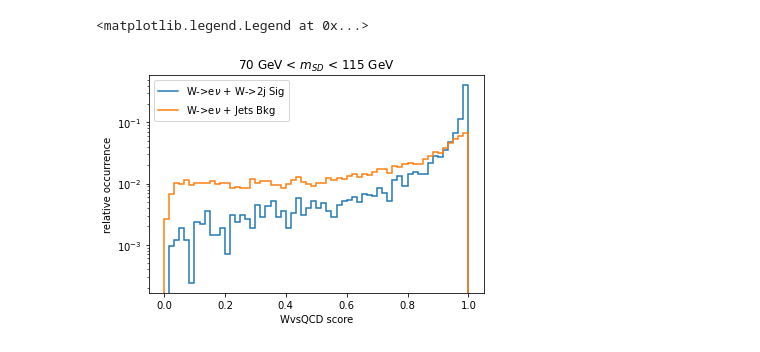
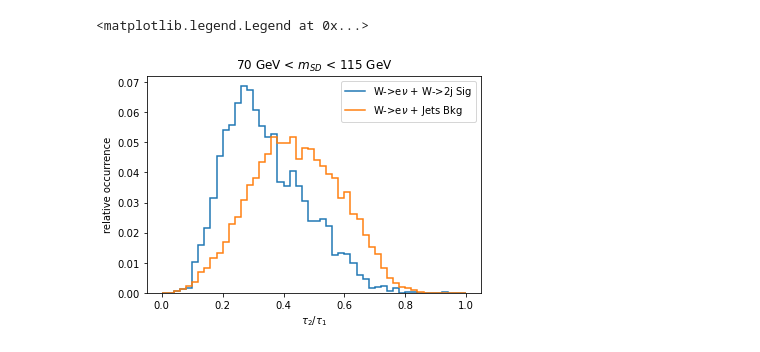
Before and after one commit to rdelliga/Coffea_Swan, a Jupyter notebook: cuts1.ipynb, the cells around one changed output. Drawn from its saved outputs; the diff is of its cells as text; code cells hidden in the pictures.

```diff
--- a/cuts1.ipynb
+++ b/cuts1.ipynb
@@ -554,22 +588,10 @@ plt.legend()
 # %%
-h_sp = out["sig_WWjj_4f_EWK"]["pNet"]/(out["sig_WWjj_4f_EWK"]["pNet"].sum())
-h_sp.plot(label = "W->e$\\nu$ + W->2j Sig")
-h_p1 = out["bkg_WJets_70To100"]["pNet"]
-h_p2 = out["bkg_WJets_100To200"]["pNet"]
-h_p3 = out["bkg_WJets_200To400"]["pNet"]
-h_p4 = out["bkg_WJets_400To600"]["pNet"]
-h_p5 = out["bkg_WJets_600To800"]["pNet"]
-h_p6 = out["bkg_WJets_800To1200"]["pNet"]
-h_p7 = out["bkg_WJets_1200To2500"]["pNet"]
-h_p8 = out["bkg_WJets_2500ToInf"]["pNet"]
-h_bp_to_normalize = ((h_p1*x1+h_p2*x2+h_p3*x3+h_p4*x4+h_p5*x5+h_p6*x6+h_p7*x7+h_p8*x8)/(x1+x2+x3+x4+x5+x6+x7+x8))
-h_bp = (h_bp_to_normalize/h_bp_to_normalize.sum())
-h_bp.plot(label = "W->e$\\nu$ + Jets Bkg")
+(h_sig_tau/h_sig_tau.sum()).plot(label="W->e$\\nu$ + W->2j Sig")
+(h_bkg_tau/h_bkg_tau.sum()).plot(label = "W->e$\\nu$ + Jets Bkg")
 plt.title("70 GeV < $m_{SD}$ < 115 GeV")
-plt.xlabel("WvsQCD score")
+plt.xlabel("$\\tau_{2}/\\tau_{1}$")
 plt.ylabel("relative occurrence")
-plt.yscale("log")
-plt.legend(loc = "upper left")
+plt.legend()
 # %% [output]
 <matplotlib.legend.Legend at 0x...>
-[figure, old version]
+[figure, new version]
```
Also changed, not shown: parts of 27 cells of this notebook.
